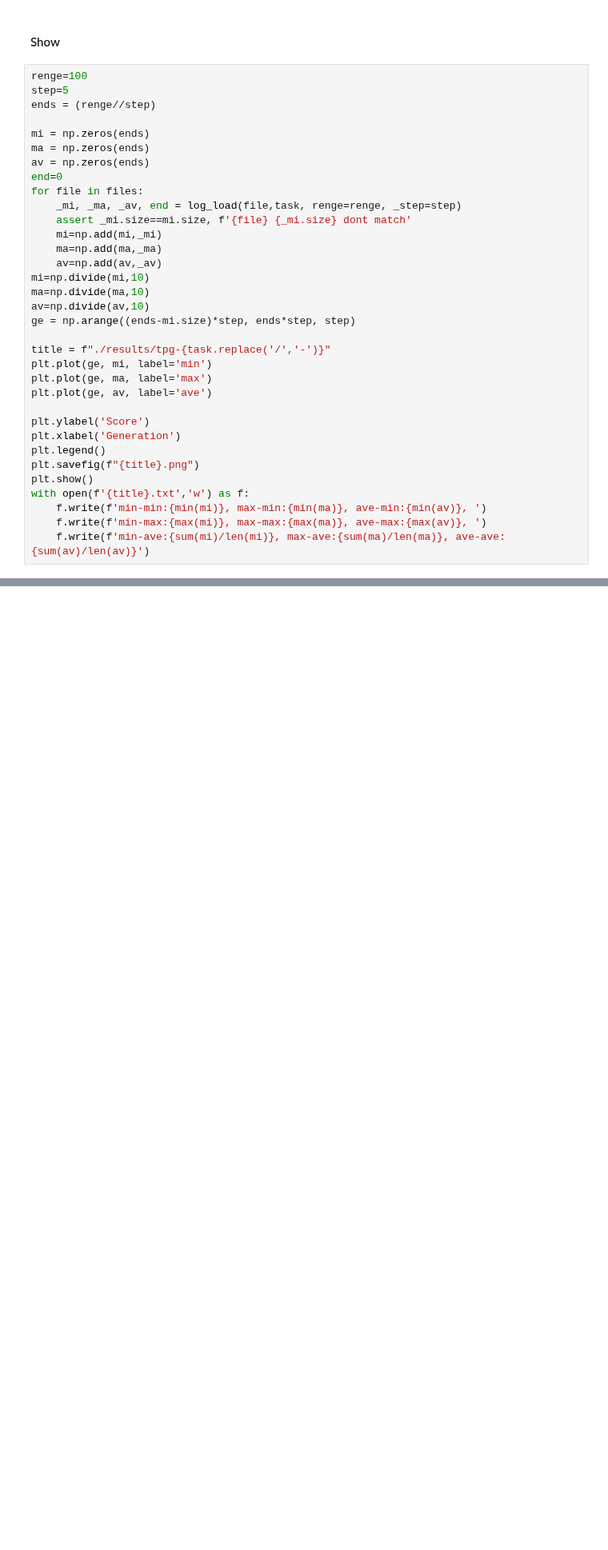
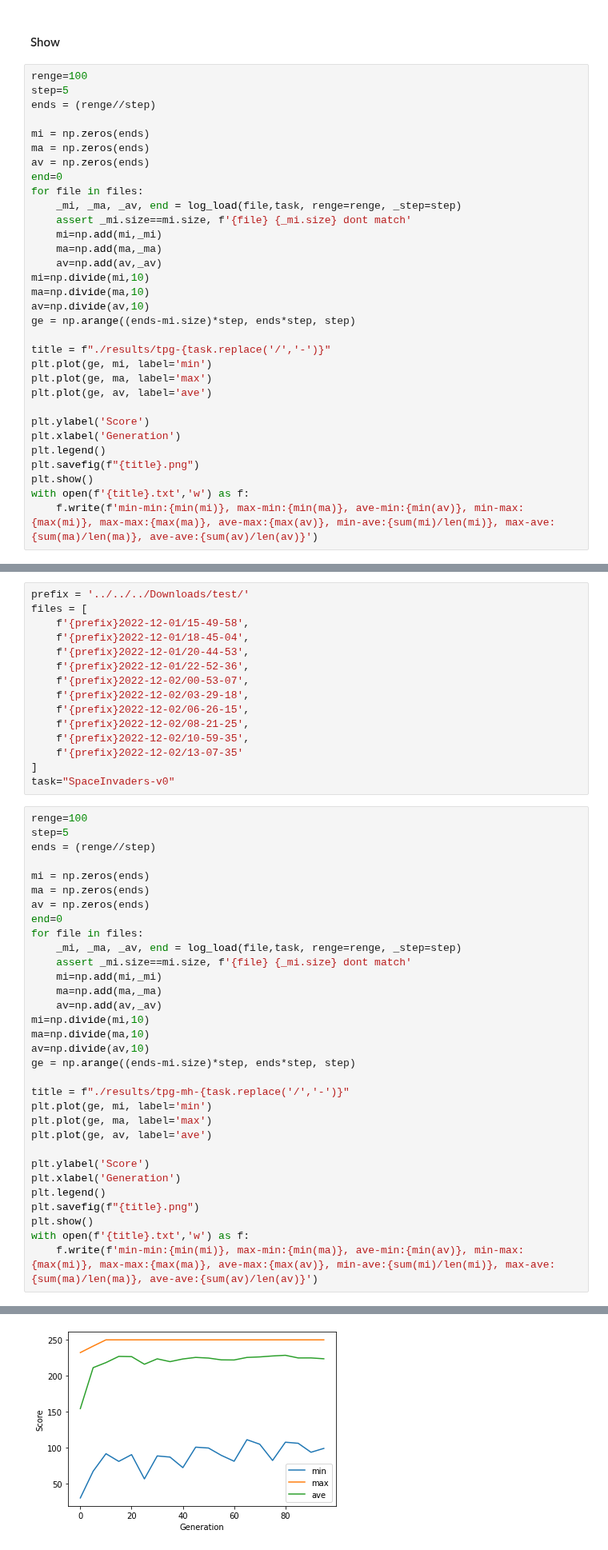
Before and after one commit to oyako-li/TPG, a Jupyter notebook: profile.ipynb, the cells around one changed output, grey strips where cells are left out. Shown at 80% size. Saved outputs shown, nothing was run; the diff lists cells and outputs as text; blank space fills up the shorter version.

Commit message:
update results

```diff
--- a/profile.ipynb
+++ b/profile.ipynb
@@ -412,9 +527,7 @@ plt.legend()
 plt.savefig(f"{title}.png")
 plt.show()
 with open(f'{title}.txt','w') as f:
-    f.write(f'min-min:{min(mi)}, max-min:{min(ma)}, ave-min:{min(av)}, ')
-    f.write(f'min-max:{max(mi)}, max-max:{max(ma)}, ave-max:{max(av)}, ')
-    f.write(f'min-ave:{sum(mi)/len(mi)}, max-ave:{sum(ma)/len(ma)}, ave-ave:{sum(av)/len(av)}')
+    f.write(f'min-min:{min(mi)}, max-min:{min(ma)}, ave-min:{min(av)}, min-max:{max(mi)}, max-max:{max(ma)}, ave-max:{max(av)}, min-ave:{sum(mi)/len(mi)}, max-ave:{sum(ma)/len(ma)}, ave-ave:{sum(av)/len(av)}')
 # %% [output]
 [figure]
 # %% [markdown]
@@ -421,0 +690,48 @@ with open(f'{title}.txt','w') as f:
+# %%
+prefix = '../../../Downloads/test/'
+files = [
+    f'{prefix}2022-12-01/15-49-58',
+    f'{prefix}2022-12-01/18-45-04',
+    f'{prefix}2022-12-01/20-44-53',
+    f'{prefix}2022-12-01/22-52-36',
+    f'{prefix}2022-12-02/00-53-07',
+    f'{prefix}2022-12-02/03-29-18',
+    f'{prefix}2022-12-02/06-26-15',
+    f'{prefix}2022-12-02/08-21-25',
+    f'{prefix}2022-12-02/10-59-35',
+    f'{prefix}2022-12-02/13-07-35'
+]
+task="SpaceInvaders-v0"
+# %%
+renge=100
+step=5
+ends = (renge//step)
+
+mi = np.zeros(ends)
+ma = np.zeros(ends)
+av = np.zeros(ends)
+end=0
+for file in files:
+    _mi, _ma, _av, end = log_load(file,task, renge=renge, _step=step)
+    assert _mi.size==mi.size, f'{file} {_mi.size} dont match'
+    mi=np.add(mi,_mi)
+    ma=np.add(ma,_ma)
+    av=np.add(av,_av)
+mi=np.divide(mi,10)
+ma=np.divide(ma,10)
+av=np.divide(av,10)
+ge = np.arange((ends-mi.size)*step, ends*step, step)
+
+title = f"./results/tpg-mh-{task.replace('/','-')}"
+plt.plot(ge, mi, label='min')
+plt.plot(ge, ma, label='max')
+plt.plot(ge, av, label='ave')
+
+plt.ylabel('Score')
+plt.xlabel('Generation')
+plt.legend()
+plt.savefig(f"{title}.png")
+plt.show()
+with open(f'{title}.txt','w') as f:
+    f.write(f'min-min:{min(mi)}, max-min:{min(ma)}, ave-min:{min(av)}, min-max:{max(mi)}, max-max:{max(ma)}, ave-max:{max(av)}, min-ave:{sum(mi)/len(mi)}, max-ave:{sum(ma)/len(ma)}, ave-ave:{sum(av)/len(av)}')
+# %% [output]
@@ -422,2 +748,3 @@ with open(f'{title}.txt','w') as f:
+[figure, added]
 # %% [markdown]
 # multi elite
```
Also changed, not shown: parts of 56 cells of this notebook, 35 other files.
